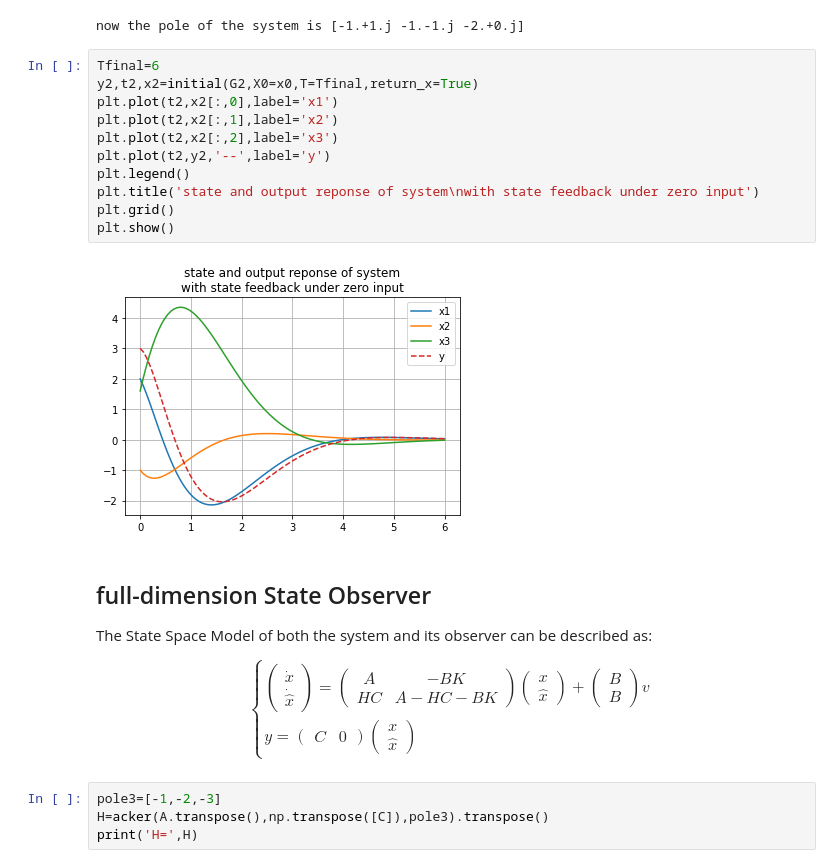
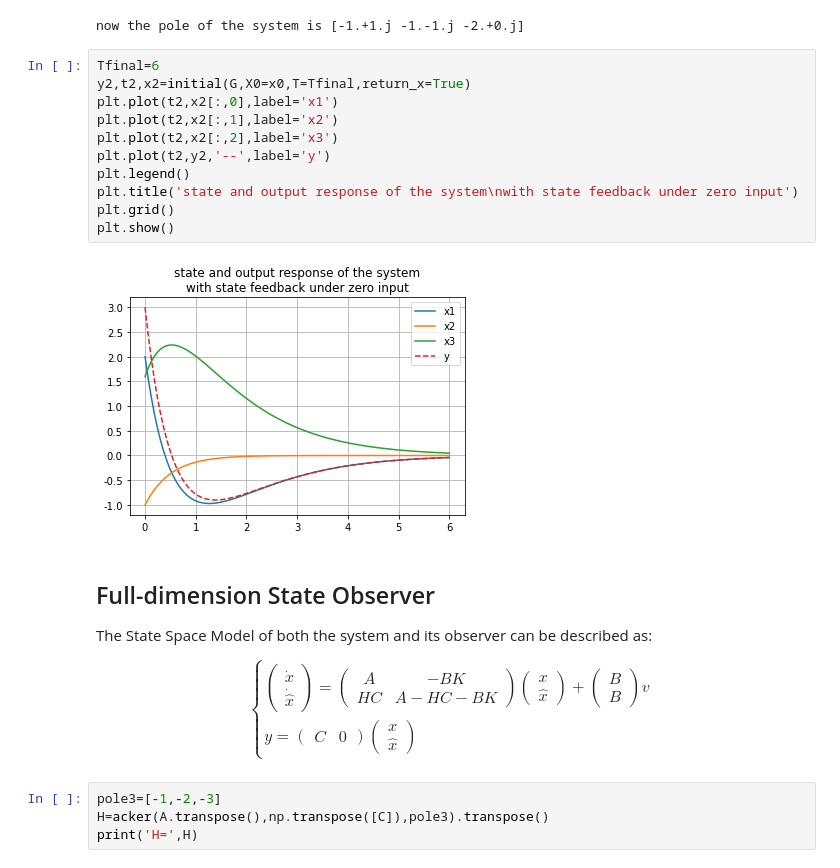
Before and after one commit to xsro/university-learning-code, a Jupyter notebook: 6ModernControlTheory/1StateFeedbackStateObserver/stateFeedbackAndStateObserver.ipynb, the cells around one changed output. Cells and saved outputs as stored; diff of their text form.

```diff
--- a/6ModernControlTheory/1StateFeedbackStateObserver/stateFeedbackAndStateObserver.ipynb
+++ b/6ModernControlTheory/1StateFeedbackStateObserver/stateFeedbackAndStateObserver.ipynb
@@ -78,19 +78,19 @@ print('now the pole of the system is',p)
 now the pole of the system is [-1.+1.j -1.-1.j -2.+0.j]
 # %%
 Tfinal=6
-y2,t2,x2=initial(G2,X0=x0,T=Tfinal,return_x=True)
+y2,t2,x2=initial(G,X0=x0,T=Tfinal,return_x=True)
 plt.plot(t2,x2[:,0],label='x1')
 plt.plot(t2,x2[:,1],label='x2')
 plt.plot(t2,x2[:,2],label='x3')
 plt.plot(t2,y2,'--',label='y')
 plt.legend()
-plt.title('state and output reponse of system\nwith state feedback under zero input')
+plt.title('state and output response of the system\nwith state feedback under zero input')
 plt.grid()
 plt.show()
 # %% [output]
-[figure, old version]
+[figure, new version]
 # %% [markdown]
-## full-dimension State Observer
+## Full-dimension State Observer
 
 The State Space Model of both the system and its observer can be described as:
 
```
Also changed, not shown: parts of 1 cell of this notebook, 1 other file.
